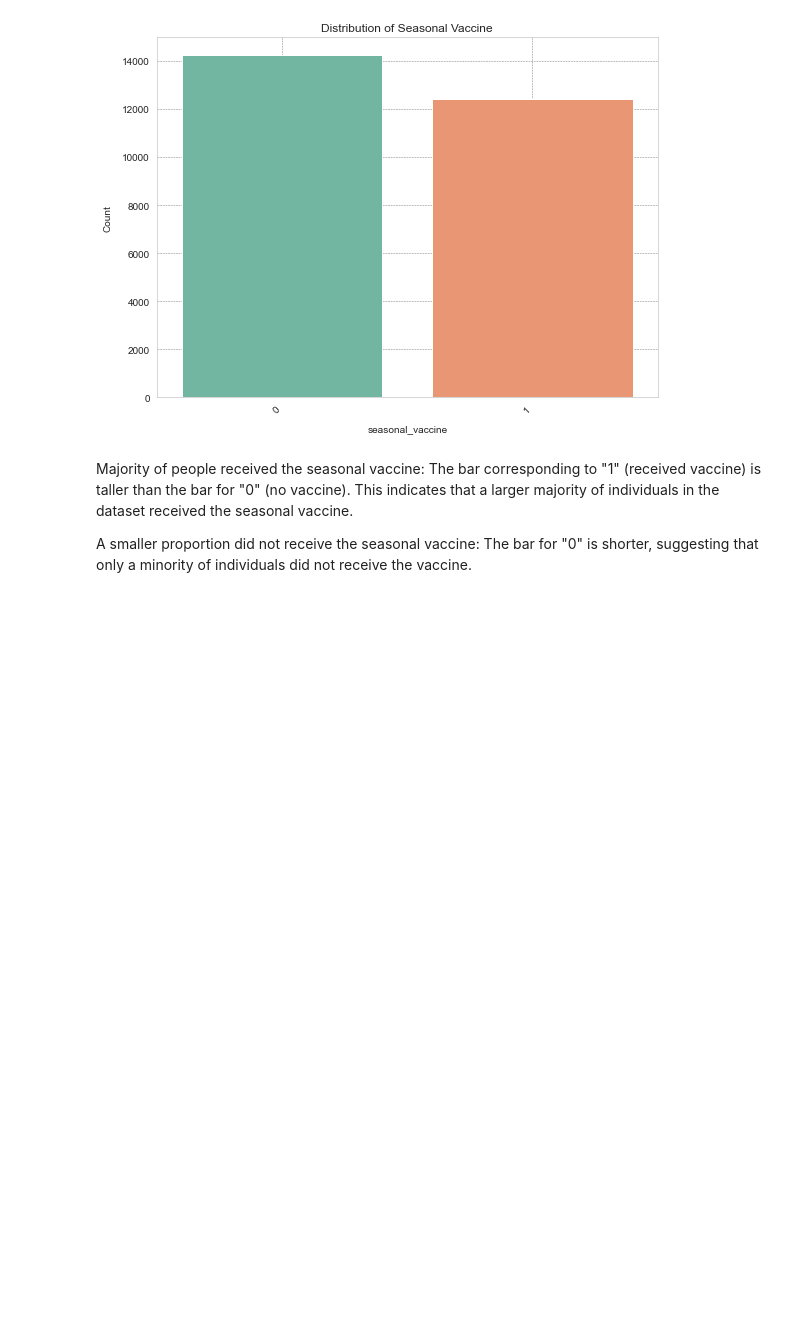
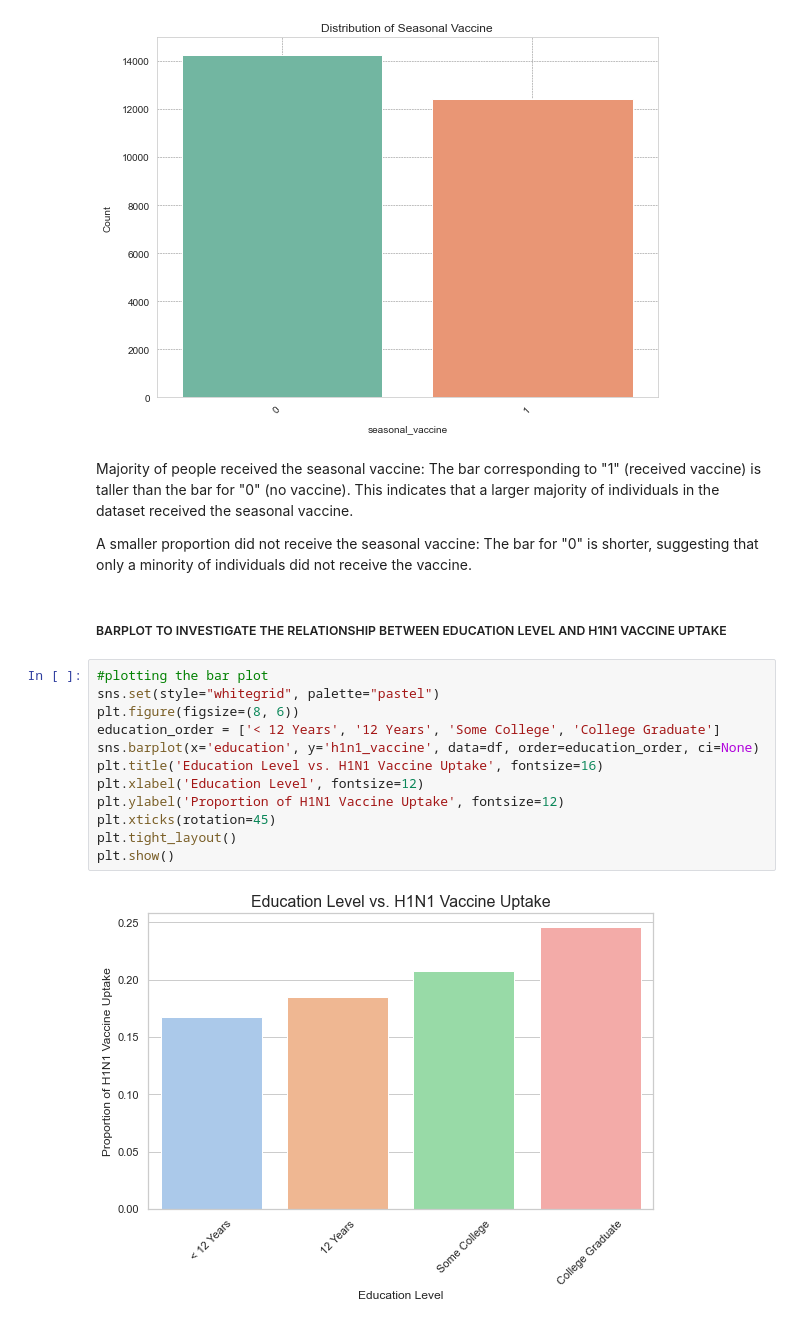
Before and after one commit to NamaembaSilali/vaccine-project, a Jupyter notebook: index.ipynb, the cells around one changed output. Drawn from its saved outputs; the diff is of its cells as text; blank space fills up the shorter version.

Commit message:
relationship bar plot

```diff
--- a/index.ipynb
+++ b/index.ipynb
@@ -325,3 +325,19 @@ countplot(df, 'seasonal_vaccine', "Distribution of Seasonal Vaccine")
 Majority of people received the seasonal vaccine: The bar corresponding to "1" (received vaccine) is taller than the bar for "0" (no vaccine). This indicates that a larger majority of individuals in the dataset received the seasonal vaccine.
 
 A smaller proportion did not receive the seasonal vaccine: The bar for "0" is shorter, suggesting that only a minority of individuals did not receive the vaccine.
+# %% [markdown]
+##### BARPLOT TO INVESTIGATE THE RELATIONSHIP BETWEEN EDUCATION LEVEL AND H1N1 VACCINE UPTAKE
+# %%
+#plotting the bar plot
+sns.set(style="whitegrid", palette="pastel")
+plt.figure(figsize=(8, 6))
+education_order = ['< 12 Years', '12 Years', 'Some College', 'College Graduate']
+sns.barplot(x='education', y='h1n1_vaccine', data=df, order=education_order, ci=None)
+plt.title('Education Level vs. H1N1 Vaccine Uptake', fontsize=16)
+plt.xlabel('Education Level', fontsize=12)
+plt.ylabel('Proportion of H1N1 Vaccine Uptake', fontsize=12)
+plt.xticks(rotation=45)
+plt.tight_layout()
+plt.show()
+# %% [output]
+[figure, added]
```
